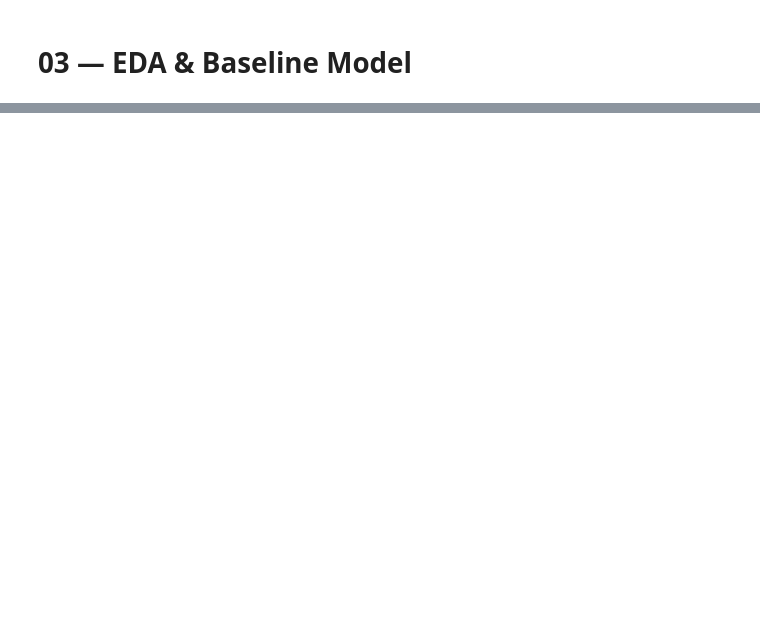
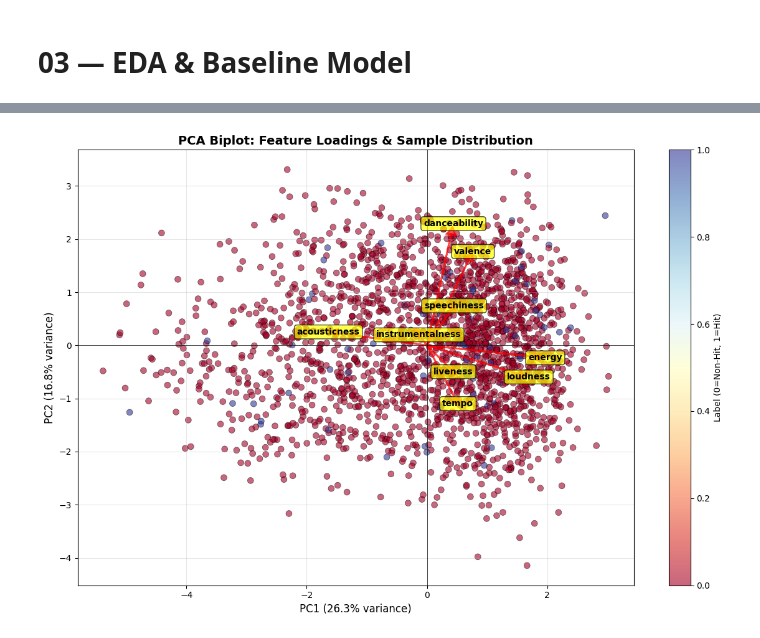
Before and after one commit to Wyzard1004/spotify-hit-predictor, a Jupyter notebook: notebooks/03_EDA_and_Baseline.ipynb, the cells around one changed output, grey strips where cells are left out. Drawn from its saved outputs; the diff is of its cells as text; code cells hidden in the pictures; blank space fills up the shorter version.

```diff
--- a/notebooks/03_EDA_and_Baseline.ipynb
+++ b/notebooks/03_EDA_and_Baseline.ipynb
@@ -56,0 +132,29 @@ print(f"AUC: {auc:.3f} | F1: {f1:.3f}")
+# %%
+# PCA Biplot: PC1 vs PC2 with Feature Loadings
+fig, ax = plt.subplots(figsize=(12, 8))
+
+# Plot samples colored by label
+scatter = ax.scatter(X_pca[:, 0], X_pca[:, 1], c=df["label"], cmap="RdYlBu",
+                     alpha=0.6, edgecolors="black", linewidth=0.5, s=50)
+plt.colorbar(scatter, ax=ax, label="Label (0=Non-Hit, 1=Hit)")
+
+# Plot feature loading vectors
+loadings = pca.components_[:2].T
+for i, feature in enumerate(FEATURE_COLS):
+    ax.arrow(0, 0, loadings[i, 0]*3, loadings[i, 1]*3,
+             head_width=0.15, head_length=0.15, fc="red", ec="red", alpha=0.7, linewidth=2)
+    ax.text(loadings[i, 0]*3.3, loadings[i, 1]*3.3, feature, fontsize=10,
+            fontweight="bold", ha="center", va="center",
+            bbox=dict(boxstyle="round,pad=0.3", facecolor="yellow", alpha=0.7))
+
+ax.set_xlabel(f"PC1 ({pca.explained_variance_ratio_[0]:.1%} variance)", fontsize=12)
+ax.set_ylabel(f"PC2 ({pca.explained_variance_ratio_[1]:.1%} variance)", fontsize=12)
+ax.set_title("PCA Biplot: Feature Loadings & Sample Distribution", fontsize=14, fontweight="bold")
+ax.grid(True, alpha=0.3)
+ax.axhline(y=0, color="k", linewidth=0.5)
+ax.axvline(x=0, color="k", linewidth=0.5)
+
+plt.tight_layout()
+plt.show()
+# %% [output]
+[figure, added]
```
Also changed, not shown: parts of 13 cells of this notebook, 1 other file.
